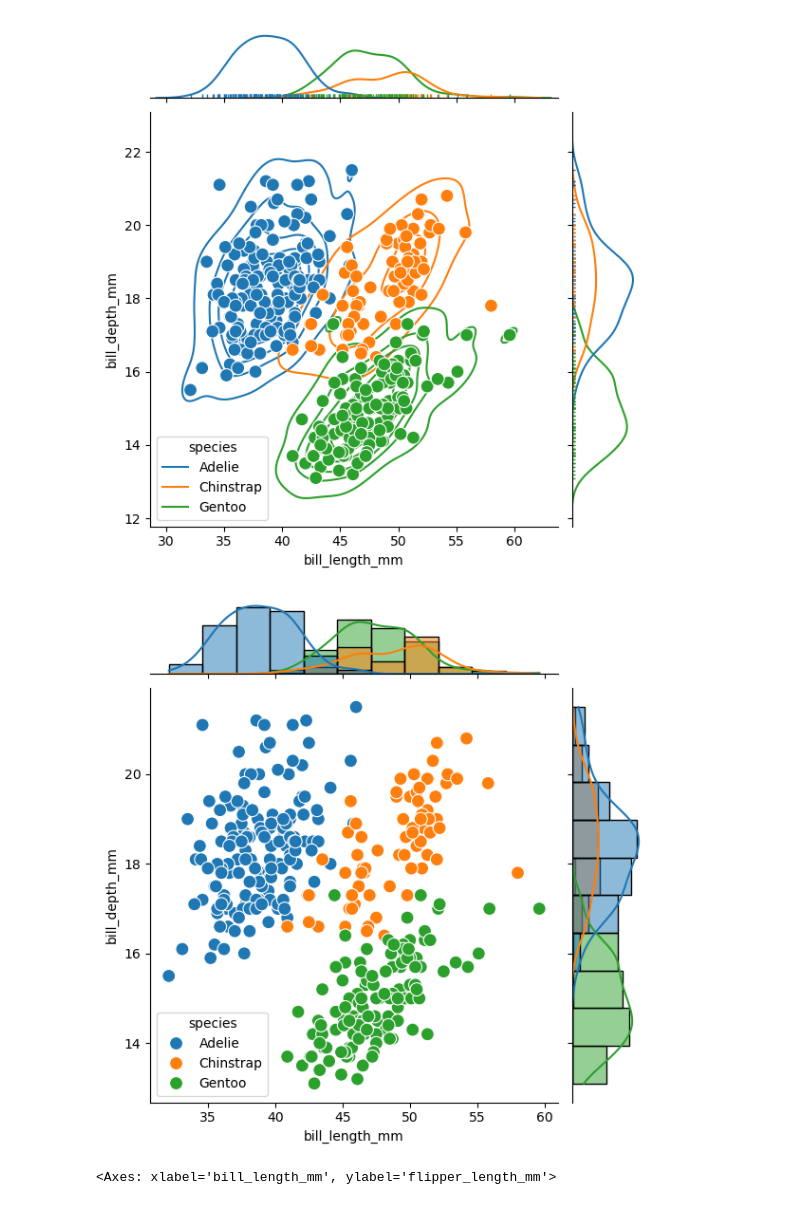
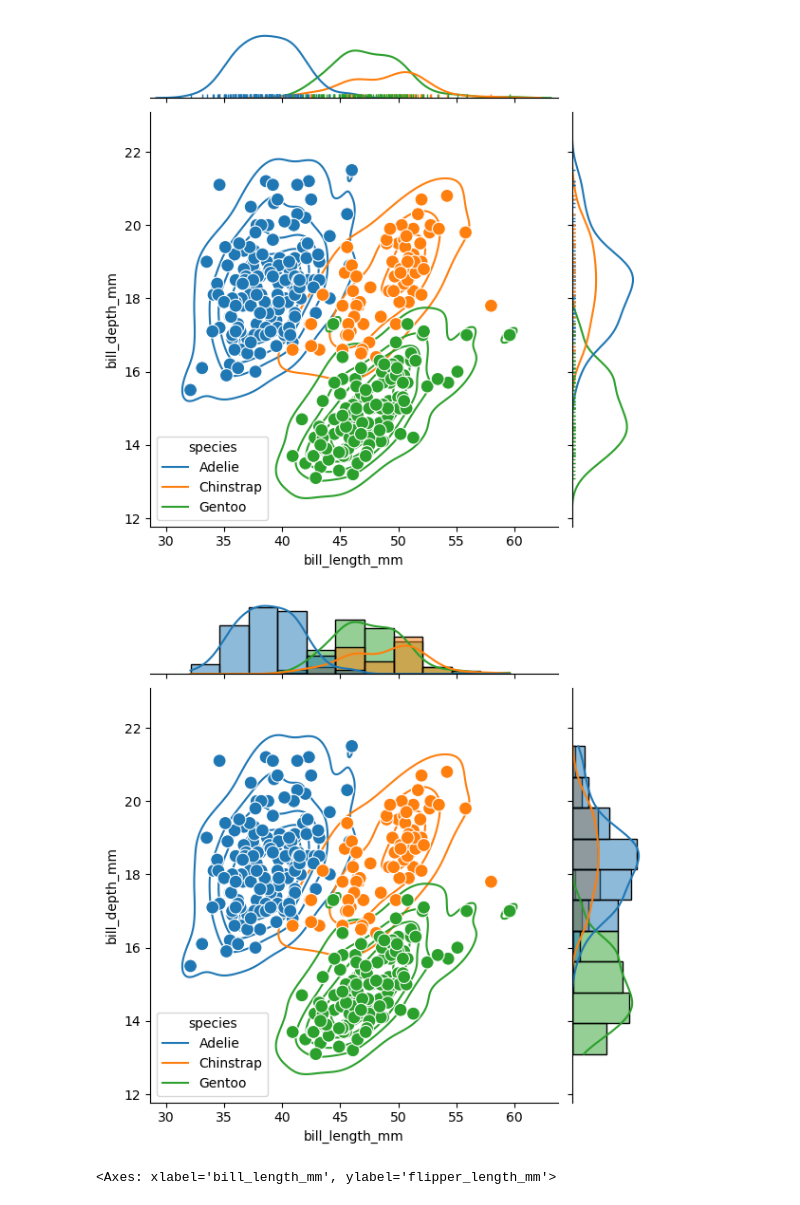
Before and after one commit to akodiro1/Data-Visualization-with-Python, a Jupyter notebook: 1-Seaborn-code.ipynb, the cells around one changed output. Drawn from its saved outputs; the diff is of its cells as text; code cells hidden in the pictures.

```diff
--- a/1-Seaborn-code.ipynb
+++ b/1-Seaborn-code.ipynb
@@ -407,15 +407,18 @@ g.plot_marginals(sns.rugplot, height=0.05);
 # %%
 g = sns.JointGrid(
     data=penguins,
     x="bill_length_mm",
     y="bill_depth_mm",
     hue="species",
     # palette="magma",
 )
 g.plot_joint(sns.scatterplot, s=100)
-g.plot_marginals(sns.histplot, kde=True);
+g.plot_joint(sns.kdeplot, zorder=0, levels=6)
+g.plot_marginals(sns.histplot, kde=True)
+plt.savefig("plots/joint.svg")
+plt.savefig("plots/joint.png", dpi=300)
 # %% [output]
-[figure, old version]
+[figure, new version]
 # %%
 # =================================================-
 #### Slide 22: Bivariate plots: residual plot  ####
```
Also changed, not shown: parts of 1 cell of this notebook, 2 other files.
